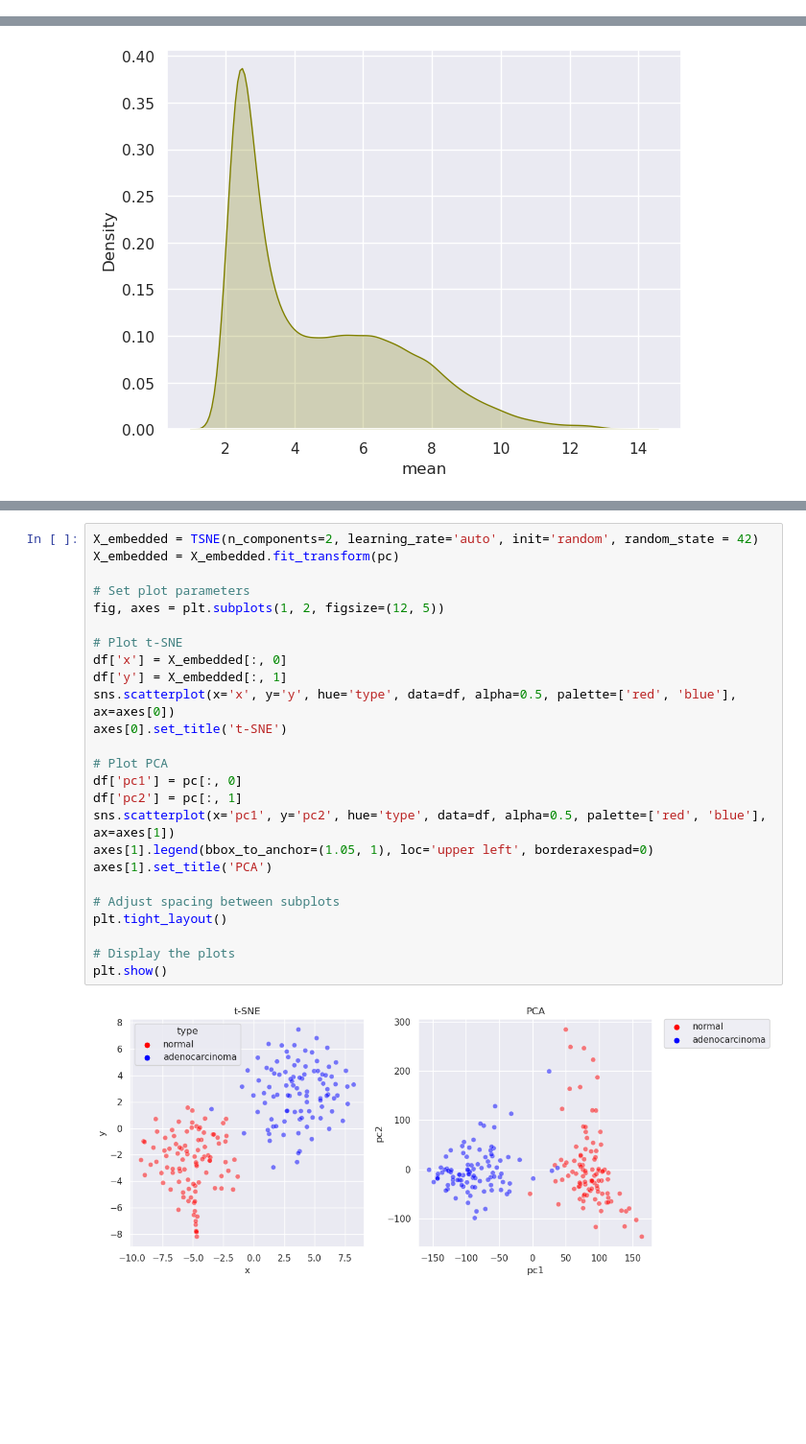
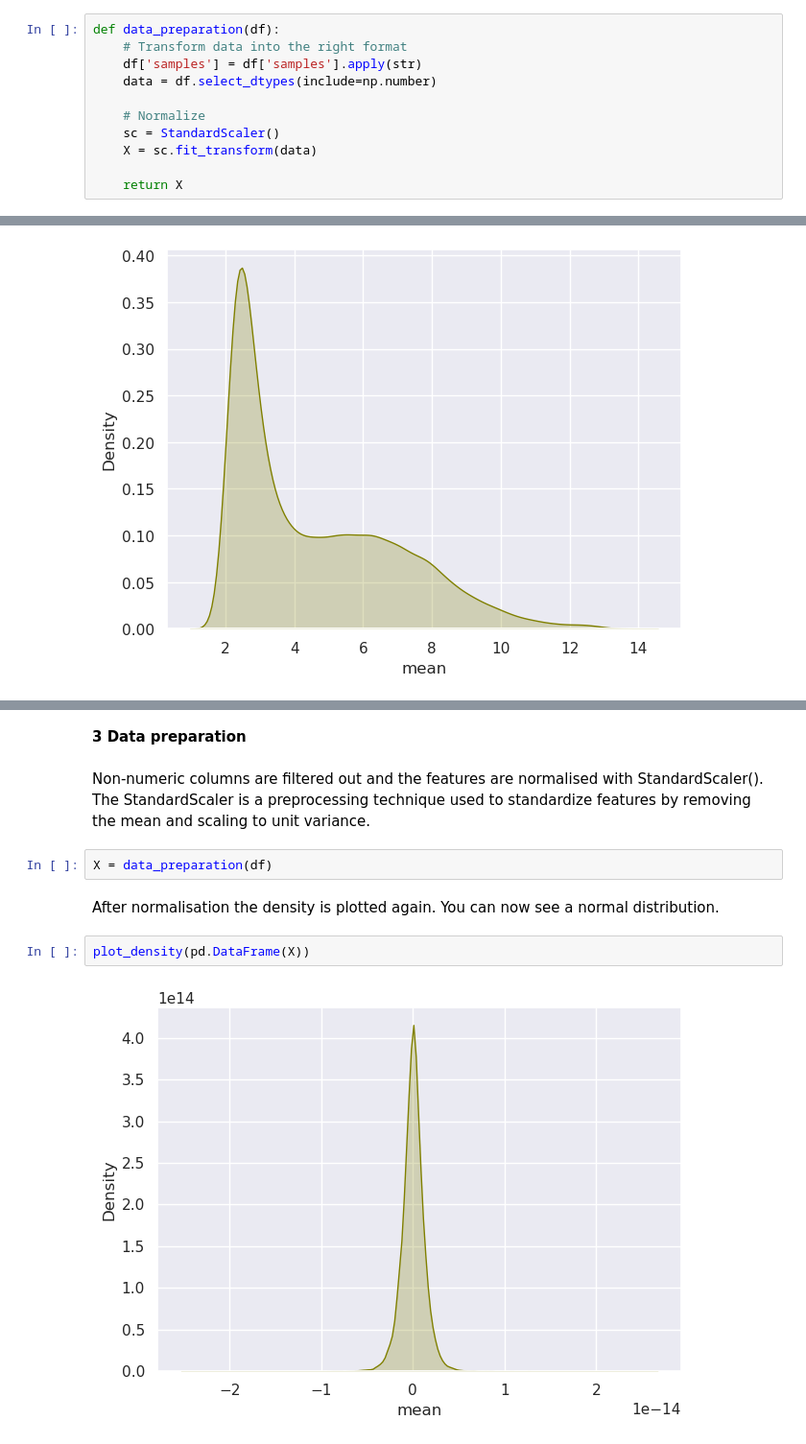
Before and after one commit to anoekkooijmans/Data-science-3-portfolio, a Jupyter notebook: Week_02.ipynb, the cells around one changed output, grey strips where cells are left out. Shown at 96% size. Cells and saved outputs as stored; diff of their text form; blank space fills up the shorter version.

```diff
--- a/Week_02.ipynb
+++ b/Week_02.ipynb
@@ -95,0 +77,11 @@ def dimension_reduction(df):
+# %%
+def data_preparation(df):
+    # Transform data into the right format
+    df['samples'] = df['samples'].apply(str)
+    data = df.select_dtypes(include=np.number)
+
+    # Normalize
+    sc = StandardScaler()
+    X = sc.fit_transform(data)
+
+    return X
@@ -114,27 +205,12 @@ No artists with labels found to put in legend.  Note that artists whose label st
-# %%
-X_embedded = TSNE(n_components=2, learning_rate='auto', init='random', random_state = 42)
-X_embedded = X_embedded.fit_transform(pc)
-
-# Set plot parameters
-fig, axes = plt.subplots(1, 2, figsize=(12, 5))
-
-# Plot t-SNE
-df['x'] = X_embedded[:, 0]
-df['y'] = X_embedded[:, 1]
-sns.scatterplot(x='x', y='y', hue='type', data=df, alpha=0.5, palette=['red', 'blue'], ax=axes[0])
-axes[0].set_title('t-SNE')
-
-# Plot PCA
-df['pc1'] = pc[:, 0]
-df['pc2'] = pc[:, 1]
-sns.scatterplot(x='pc1', y='pc2', hue='type', data=df, alpha=0.5, palette=['red', 'blue'], ax=axes[1])
-axes[1].legend(bbox_to_anchor=(1.05, 1), loc='upper left', borderaxespad=0)
-axes[1].set_title('PCA')
-
-# Adjust spacing between subplots
-plt.tight_layout()
-
-# Display the plots
-plt.show()
-# %% [output]
-[figure, removed]
+# %% [markdown]
+**3 Data preparation**
+# %% [markdown]
+Non-numeric columns are filtered out and the features are normalised with StandardScaler(). The StandardScaler is a preprocessing technique used to standardize features by removing the mean and scaling to unit variance.
+# %%
+X = data_preparation(df)
+# %% [markdown]
+After normalisation the density is plotted again. You can now see a normal distribution.
+# %%
+plot_density(pd.DataFrame(X))
+# %% [output]
+[figure, added]
```
Also changed, not shown: parts of 39 cells of this notebook, 4 other files.
